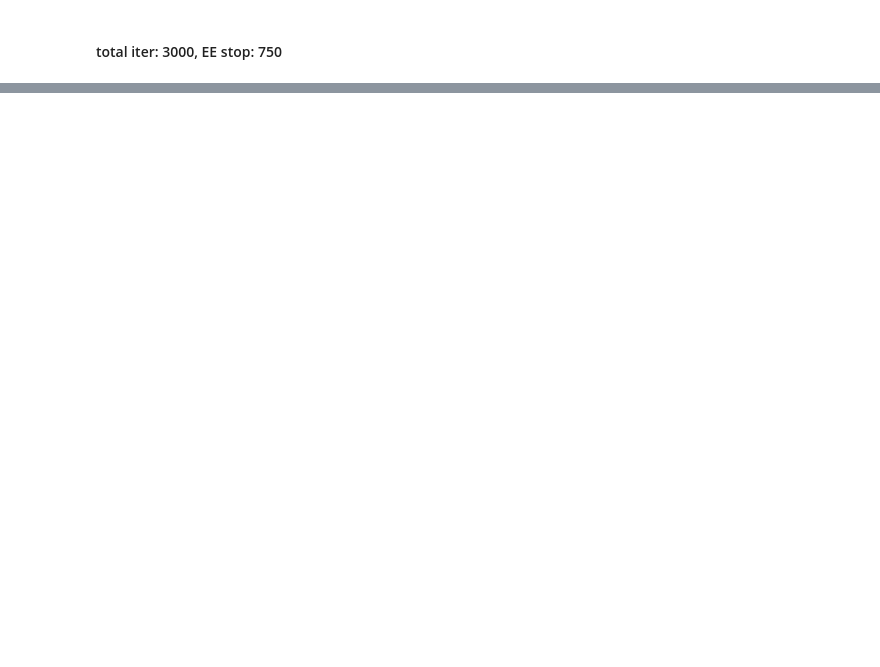
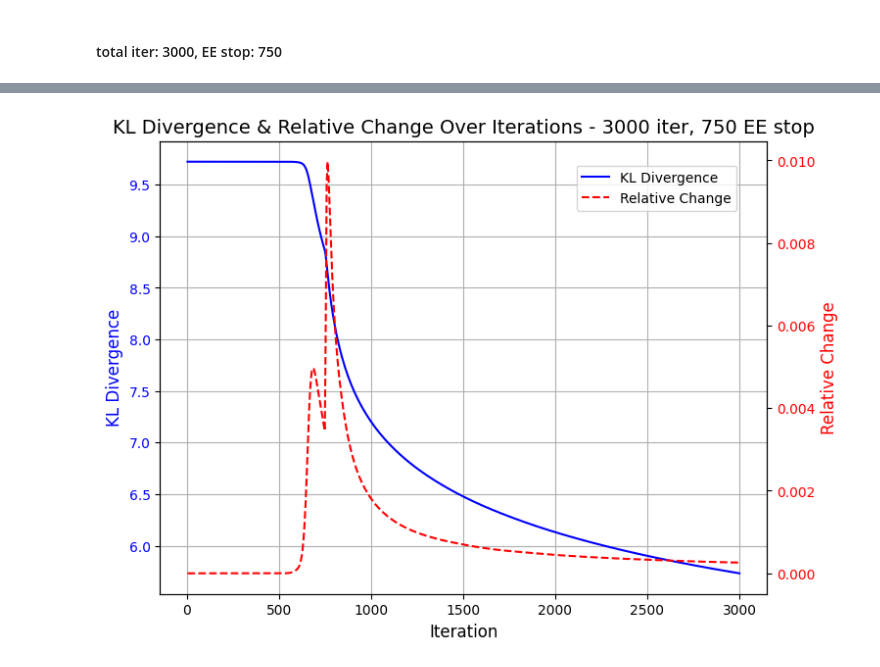
Before and after one commit to giSolve/thesis, a Jupyter notebook: code/replicating_opt-SNE.ipynb, the cells around one changed output, grey strips where cells are left out. Cells and saved outputs as stored; diff of their text form; code cells hidden in the pictures; blank space fills up the shorter version.

```diff
--- a/code/replicating_opt-SNE.ipynb
+++ b/code/replicating_opt-SNE.ipynb
@@ -301,2 +332,31 @@ plt.show()
+# %%
+# Calculate relative change in KL Divergence
+errors = np.array(errors)
+relative_change = np.zeros_like(errors)
+relative_change[1:] = (errors[:-1] - errors[1:]) / errors[:-1]  # Relative change calculation
+
+# Plot KL Divergence and Relative Change
+fig, ax1 = plt.subplots(figsize=(8, 6))
+
+# Plot KL Divergence
+ax1.plot(iterations, errors, linestyle='-', color='b', label='KL Divergence')
+ax1.set_xlabel("Iteration", fontsize=12)
+ax1.set_ylabel("KL Divergence", fontsize=12, color='b')
+ax1.tick_params(axis='y', labelcolor='b')
+ax1.grid(True)
+
+# Secondary y-axis for Relative Change
+ax2 = ax1.twinx()
+ax2.plot(iterations, relative_change, linestyle='--', color='r', label='Relative Change')
+ax2.set_ylabel("Relative Change", fontsize=12, color='r')
+ax2.tick_params(axis='y', labelcolor='r')
+
+# Title and legend
+plt.title("KL Divergence & Relative Change Over Iterations - 3000 iter, 750 EE stop", fontsize=14)
+fig.legend(loc="upper right", bbox_to_anchor=(0.87, 0.85))
+
+plt.show()
+# %% [output]
+[figure, added]
 # %%
 # Convert to DataFrame
```
Also changed, not shown: parts of 10 cells of this notebook, 7 other files.
